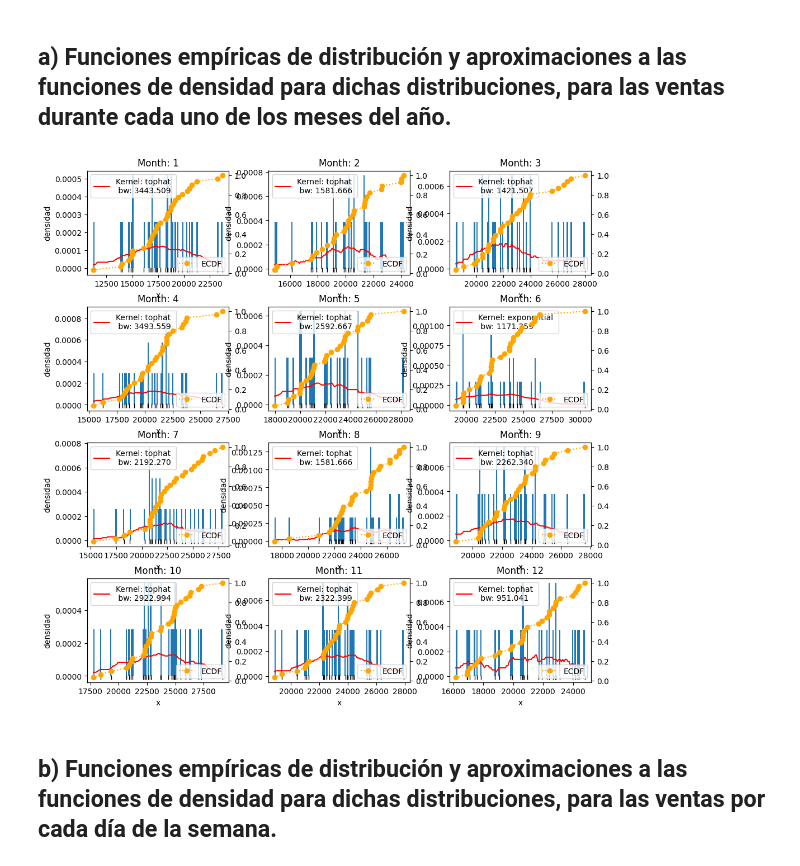
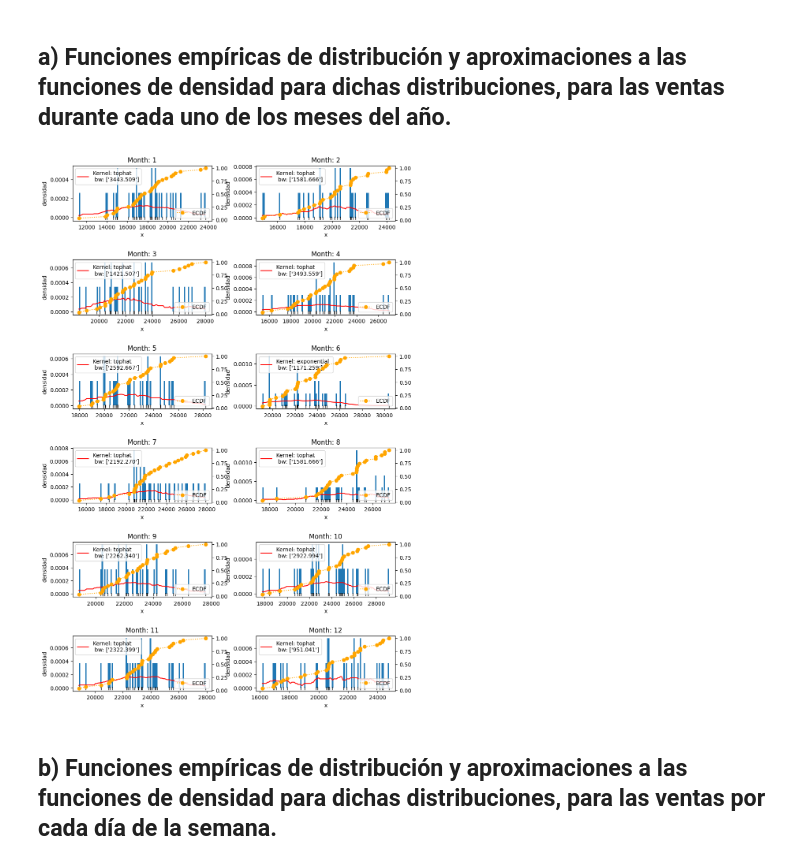
Before and after one commit to gx-ceia-tps/tp2-peia, a Jupyter notebook: tp2-peia-project/tp2-peia-p2.ipynb, the cells around one changed output. Saved outputs shown, nothing was run; the diff lists cells and outputs as text; code cells hidden in the pictures.

```diff
--- a/tp2-peia-project/tp2-peia-p2.ipynb
+++ b/tp2-peia-project/tp2-peia-p2.ipynb
@@ -42,9 +102,9 @@ sales.tail()
 # %%
 import matplotlib.pyplot as plt
 import math
-def plot_sales(data, plot_fun,title, n = 3, pad = 2.0):
+def plot_sales(data, plot_fun,title, n = 3, pad = 2.0, fig_size = (10,10)):
     m = math.ceil(len(data)/n)
-    figure, axis = plt.subplots(m,n, figsize=(10,10))
+    figure, axis = plt.subplots(m,n, figsize=fig_size)
     figure.tight_layout(pad = pad)
     for i in range(m*n):
         row = i//n
@@ -128,11 +205,13 @@ def plot_estimations(X, ax):
     X_grid = np.linspace(start=min(X), stop=max(X), num=100)
     log_density_pred = modelo_kde_final.score_samples(X_grid.reshape(-1,1))
     density_pred = np.exp(log_density_pred)
-    #
-    # fig, ax = plt.subplots(figsize=(7,4))
+
     density, bins, patches = ax.hist(X, bins=100, density=True)
 
-    ax.plot(X_grid, density_pred, color = 'red', label=f'Kernel: {grid.best_params_["kernel"]} \n bw: {"{0:.3f}".format(grid.best_params_["bandwidth"])}')
+    bw = grid.best_params_["bandwidth"]
+    bw_plot = [bw if type(bw) == str else "{0:.3f}".format(bw)]
+
+    ax.plot(X_grid, density_pred, color = 'red', label=f'Kernel: {grid.best_params_["kernel"]} \n bw: {bw_plot}')
     ax.plot(X.flatten(), np.full_like(X.flatten(), -0.00001), '|k', markeredgewidth=1)
     ax.set_xlabel('x')
     ax.set_ylabel('densidad')
@@ -145,9 +224,9 @@ def plot_estimations(X, ax):
 # %%
 def month_estimation_plot_fun(data, ax):
     plot_estimations(data, ax)
-plot_sales(sales_per_month, month_estimation_plot_fun , title='Month')
+plot_sales(sales_per_month, month_estimation_plot_fun, title='Month', n=2, pad=5, fig_size=(10,15))
 # %% [output]
-[figure, old version]
+[figure, new version]
 # %% [markdown]
 ## b) Funciones empı́ricas de distribución y aproximaciones a las funciones de densidad para dichas distribuciones, para las ventas por cada dı́a de la semana.
 # %%
```
Also changed, not shown: parts of 10 cells of this notebook.
